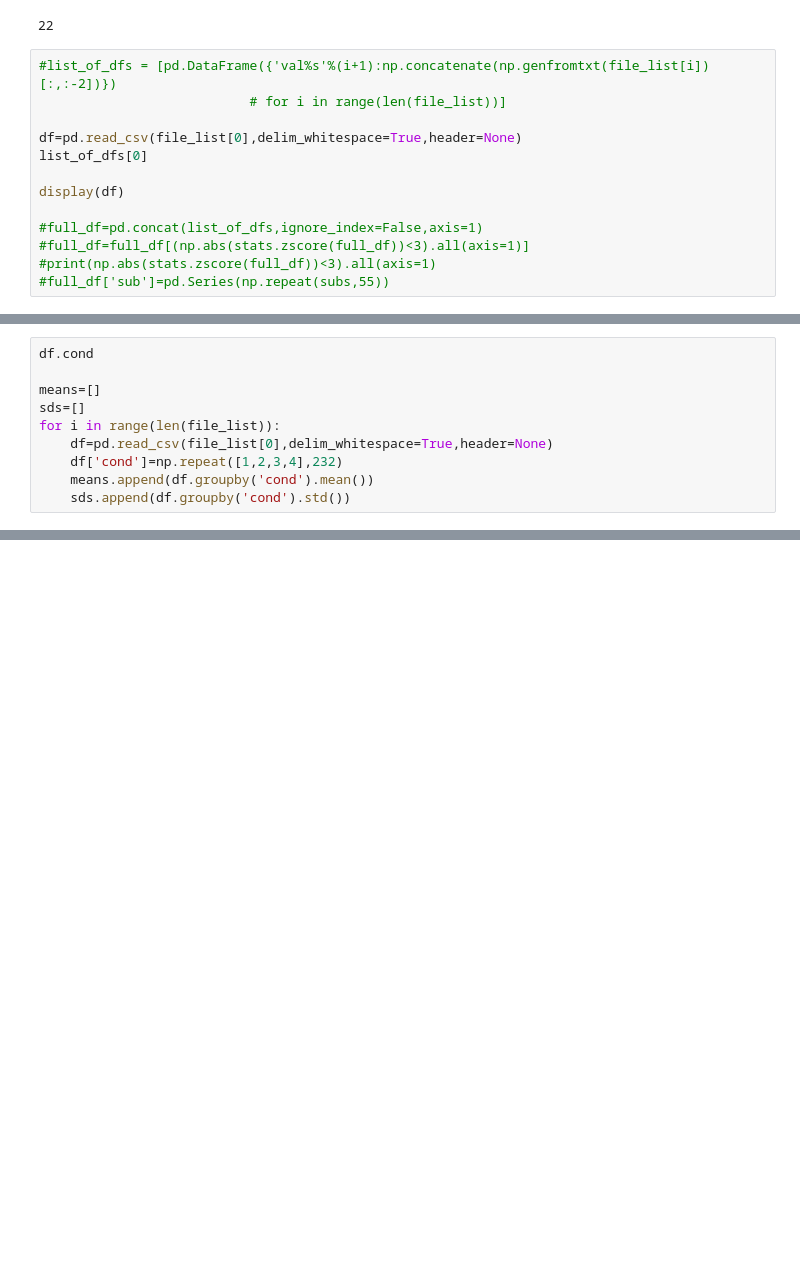
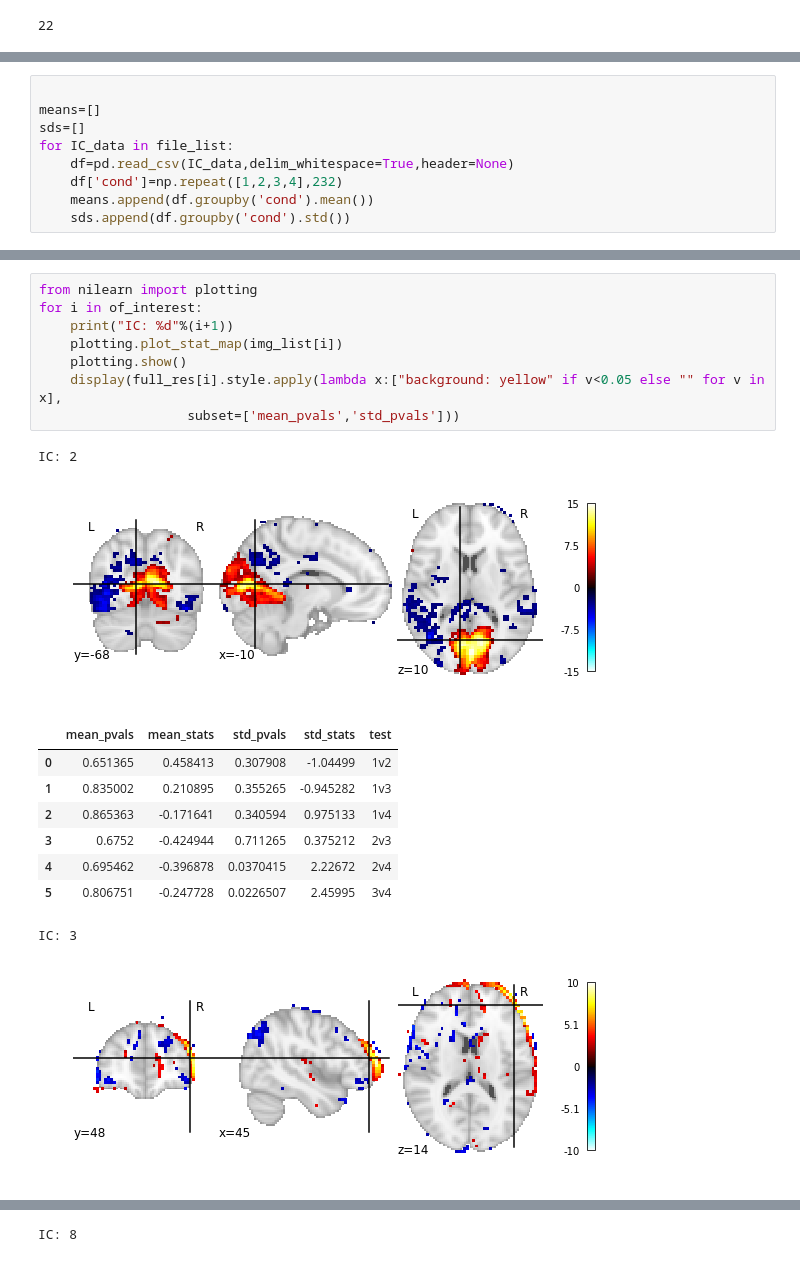
Before and after one commit to DVS-Lab/rutgers-r21, a Jupyter notebook: code/Tensor_Analysis/Deviation analysis.ipynb, the cells around one changed output, grey strips where cells are left out. Saved outputs shown, nothing was run; the diff lists cells and outputs as text; blank space fills up the shorter version.

```diff
--- a/code/Tensor_Analysis/Deviation analysis.ipynb
+++ b/code/Tensor_Analysis/Deviation analysis.ipynb
@@ -16,16 +16,3 @@ subs=[217,214,215,213,210,211,218,219,234,231,189,
 print len(subs)
 # %% [output]
 22
-# %%
-#list_of_dfs = [pd.DataFrame({'val%s'%(i+1):np.concatenate(np.genfromtxt(file_list[i])[:,:-2])})
-                           # for i in range(len(file_list))]
-
-df=pd.read_csv(file_list[0],delim_whitespace=True,header=None)
-list_of_dfs[0]
-
-display(df)
-
-#full_df=pd.concat(list_of_dfs,ignore_index=False,axis=1)
-#full_df=full_df[(np.abs(stats.zscore(full_df))<3).all(axis=1)]
-#print(np.abs(stats.zscore(full_df))<3).all(axis=1)
-#full_df['sub']=pd.Series(np.repeat(subs,55))
@@ -51,10 +19,9 @@ display(df)
 # %%
-df.cond
 
 means=[]
 sds=[]
-for i in range(len(file_list)):
-    df=pd.read_csv(file_list[0],delim_whitespace=True,header=None)
+for IC_data in file_list:
+    df=pd.read_csv(IC_data,delim_whitespace=True,header=None)
     df['cond']=np.repeat([1,2,3,4],232)
     means.append(df.groupby('cond').mean())
     sds.append(df.groupby('cond').std())
@@ -80,0 +148,20 @@ means[0]
+# %%
+from nilearn import plotting
+for i in of_interest:
+    print("IC: %d"%(i+1))
+    plotting.plot_stat_map(img_list[i])
+    plotting.show()
+    display(full_res[i].style.apply(lambda x:["background: yellow" if v<0.05 else "" for v in x],
+                   subset=['mean_pvals','std_pvals']))
+# %% [output]
+IC: 2
+[figure, added]
+|  | mean_pvals | mean_stats | std_pvals | std_stats | test |
+| 0 | 0.651365 | 0.458413 | 0.307908 | -1.04499 | 1v2 |
+| 1 | 0.835002 | 0.210895 | 0.355265 | -0.945282 | 1v3 |
+| 2 | 0.865363 | -0.171641 | 0.340594 | 0.975133 | 1v4 |
+| 3 | 0.6752 | -0.424944 | 0.711265 | 0.375212 | 2v3 |
+| 4 | 0.695462 | -0.396878 | 0.0370415 | 2.22672 | 2v4 |
+| 5 | 0.806751 | -0.247728 | 0.0226507 | 2.45995 | 3v4 |
+IC: 3
+[figure, added]
@@ -80,0 +175 @@ means[0]
+IC: 8
```
Also changed, not shown: parts of 6 cells of this notebook.
